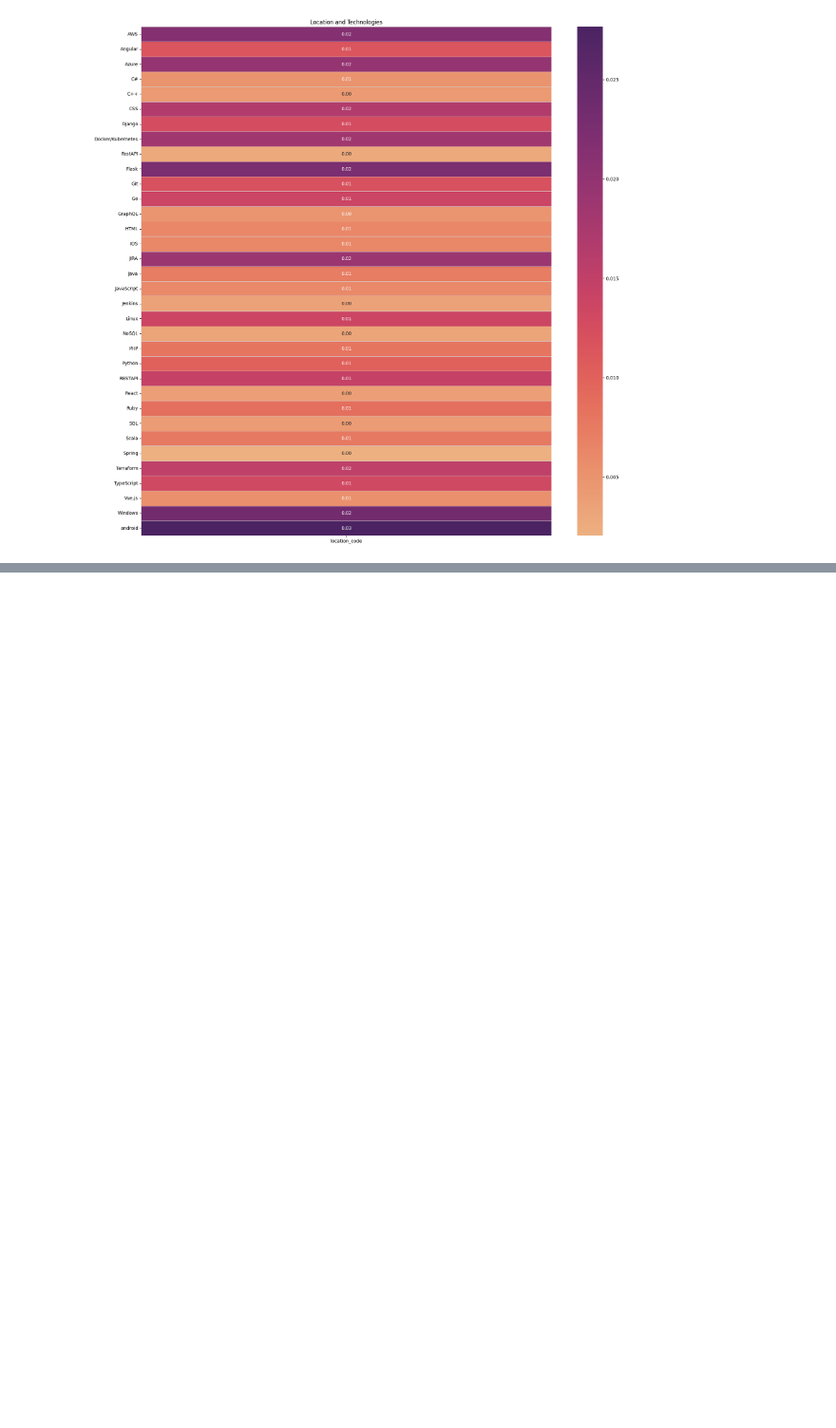
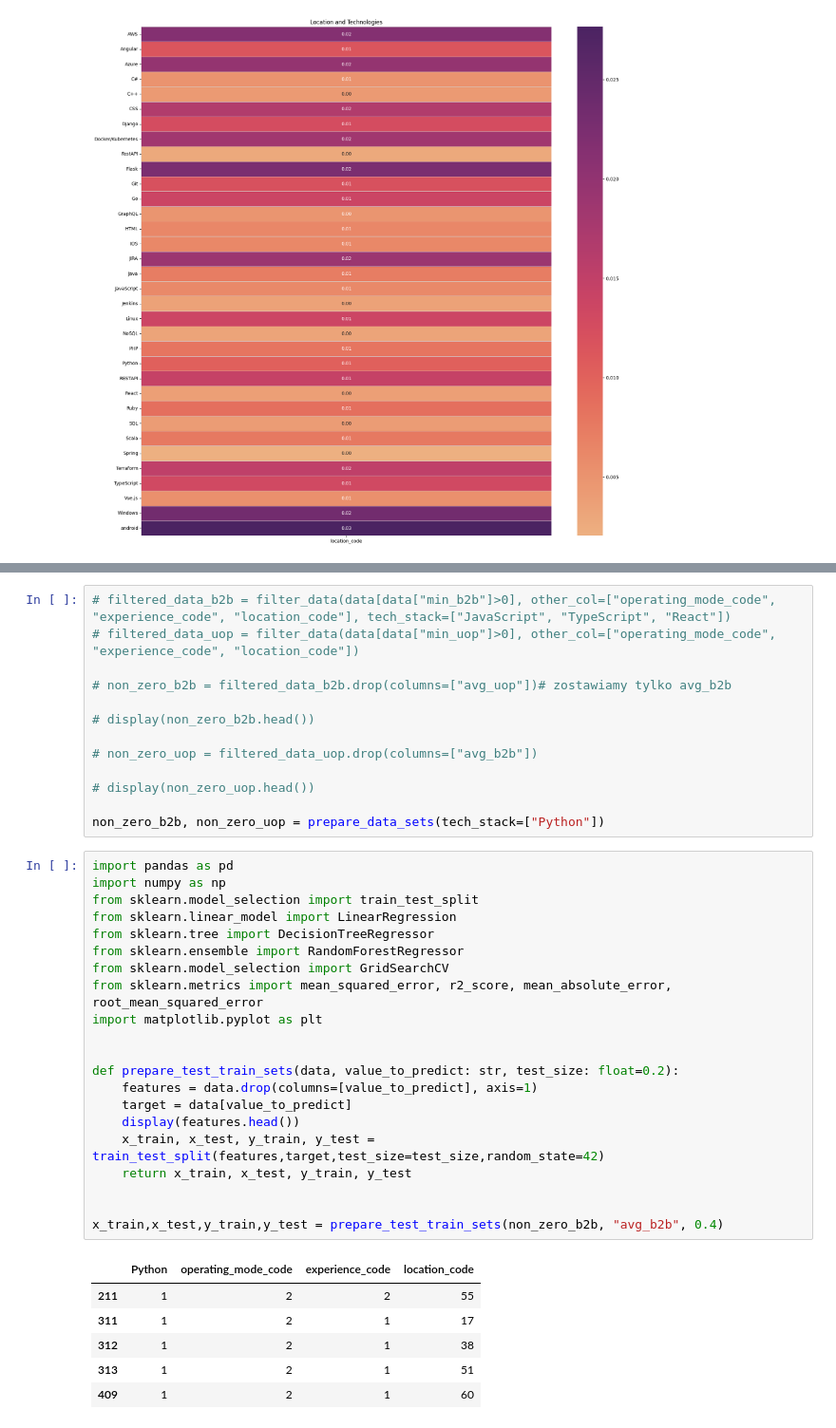
Before and after one commit to lukaszfabia/IT-salary-predictor, a Jupyter notebook: analysis/analysis.ipynb, the cells around one changed output, grey strips where cells are left out. Shown at 95% size. Drawn from its saved outputs; the diff is of its cells as text; blank space fills up the shorter version.

```diff
--- a/analysis/analysis.ipynb
+++ b/analysis/analysis.ipynb
@@ -565,0 +453,41 @@ ValueError: y should be a 1d array, got an array of shape (745, 2) instead.
+# %%
+# filtered_data_b2b = filter_data(data[data["min_b2b"]>0], other_col=["operating_mode_code", "experience_code", "location_code"], tech_stack=["JavaScript", "TypeScript", "React"])
+# filtered_data_uop = filter_data(data[data["min_uop"]>0], other_col=["operating_mode_code", "experience_code", "location_code"])
+
+# non_zero_b2b = filtered_data_b2b.drop(columns=["avg_uop"])# zostawiamy tylko avg_b2b
+
+# display(non_zero_b2b.head())
+
+# non_zero_uop = filtered_data_uop.drop(columns=["avg_b2b"])
+
+# display(non_zero_uop.head())
+
+non_zero_b2b, non_zero_uop = prepare_data_sets(tech_stack=["Python"])
+# %%
+import pandas as pd
+import numpy as np
+from sklearn.model_selection import train_test_split
+from sklearn.linear_model import LinearRegression
+from sklearn.tree import DecisionTreeRegressor
+from sklearn.ensemble import RandomForestRegressor
+from sklearn.model_selection import GridSearchCV
+from sklearn.metrics import mean_squared_error, r2_score, mean_absolute_error, root_mean_squared_error
+import matplotlib.pyplot as plt
+
+
+def prepare_test_train_sets(data, value_to_predict: str, test_size: float=0.2):
+    features = data.drop(columns=[value_to_predict], axis=1)
+    target = data[value_to_predict]
+    display(features.head())
+    x_train, x_test, y_train, y_test = train_test_split(features,target,test_size=test_size,random_state=42)
+    return x_train, x_test, y_train, y_test
+
+
+x_train,x_test,y_train,y_test = prepare_test_train_sets(non_zero_b2b, "avg_b2b", 0.4)
+# %% [output]
+|  | Python | operating_mode_code | experience_code | location_code |
+| 211 | 1 | 2 | 2 | 55 |
+| 311 | 1 | 2 | 1 | 17 |
+| 312 | 1 | 2 | 1 | 38 |
+| 313 | 1 | 2 | 1 | 51 |
+| 409 | 1 | 2 | 1 | 60 |
```
Also changed, not shown: parts of 19 cells of this notebook.
